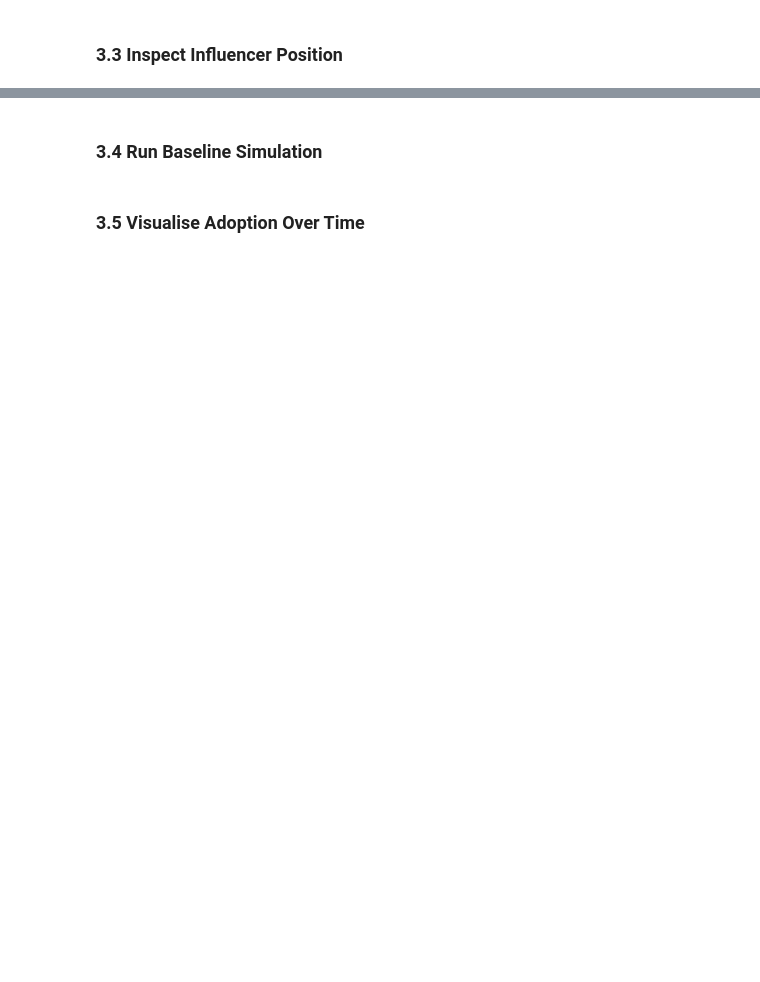
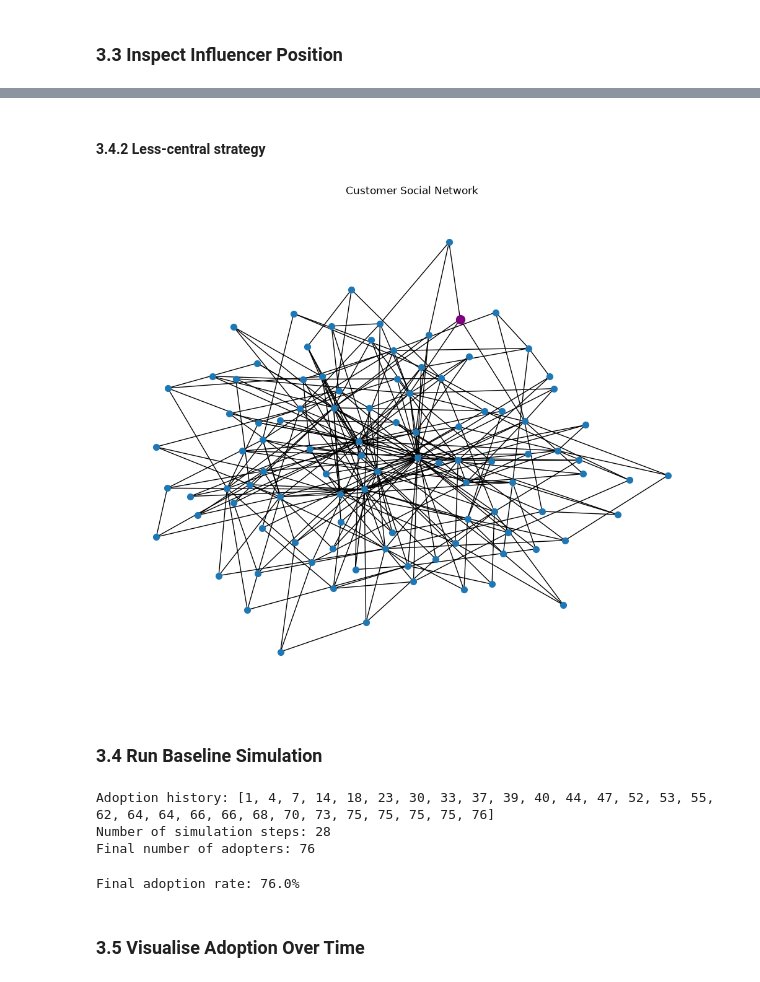
Before and after one commit to tammyweng0/UWA_computational_modelling_project, a Jupyter notebook: notebooks/experiments.ipynb, the cells around one changed output, grey strips where cells are left out. Drawn from its saved outputs; the diff is of its cells as text; code cells hidden in the pictures; blank space fills up the shorter version.

Commit message:
set up baseline simulation

```diff
--- a/notebooks/experiments.ipynb
+++ b/notebooks/experiments.ipynb
@@ -237,4 +294,60 @@ Degree 35: 1 customers
+# %% [markdown]
+#### 3.4.2 Less-central strategy
+# %%
+# Calculate positions once
+pos = nx.spring_layout(G, seed=42)
+
+plt.figure(figsize=(10, 8))
+
+# Draw the whole network
+nx.draw(
+    G,
+    pos,
+    node_size=50,
+    with_labels=False
+)
+
+# Highlight highest-degree customer
+nx.draw_networkx_nodes(
+    G,
+    pos,
+    nodelist=[less_central_influencer],
+    node_size=100,
+    node_color="purple"
+)
+
+plt.title("Customer Social Network")
+plt.show()
+# %% [output]
+[figure, added]
 # %% [markdown]
 ### 3.4 Run Baseline Simulation
+# %%
+G_baseline, adoption_history = run_simulation(
+    num_customers=NUM_CUSTOMERS,
+    edges_per_new_node=EDGES_PER_NEW_NODE,
+    influencer_strategy=INFLUENCER_STRATEGY,
+    social_influence=SOCIAL_INFLUENCE,
+    max_steps=MAX_STEPS
+)
+
+print("Adoption history:", adoption_history)
+print("Number of simulation steps:", len(adoption_history) - 1)
+print("Final number of adopters:", adoption_history[-1])
+# %% [output]
+Adoption history: [1, 4, 7, 14, 18, 23, 30, 33, 37, 39, 40, 44, 47, 52, 53, 55, 62, 64, 64, 66, 66, 68, 70, 73, 75, 75, 75, 75, 76]
+Number of simulation steps: 28
+Final number of adopters: 76
+# %%
+final_adoption_rate = (
+    adoption_history[-1] / NUM_CUSTOMERS
+) * 100
+
+print(
+    f"Final adoption rate: "
+    f"{final_adoption_rate:.1f}%"
+)
+# %% [output]
+Final adoption rate: 76.0%
 # %% [markdown]
 ### 3.5 Visualise Adoption Over Time
```
Also changed, not shown: parts of 31 cells of this notebook, 1 other file.
